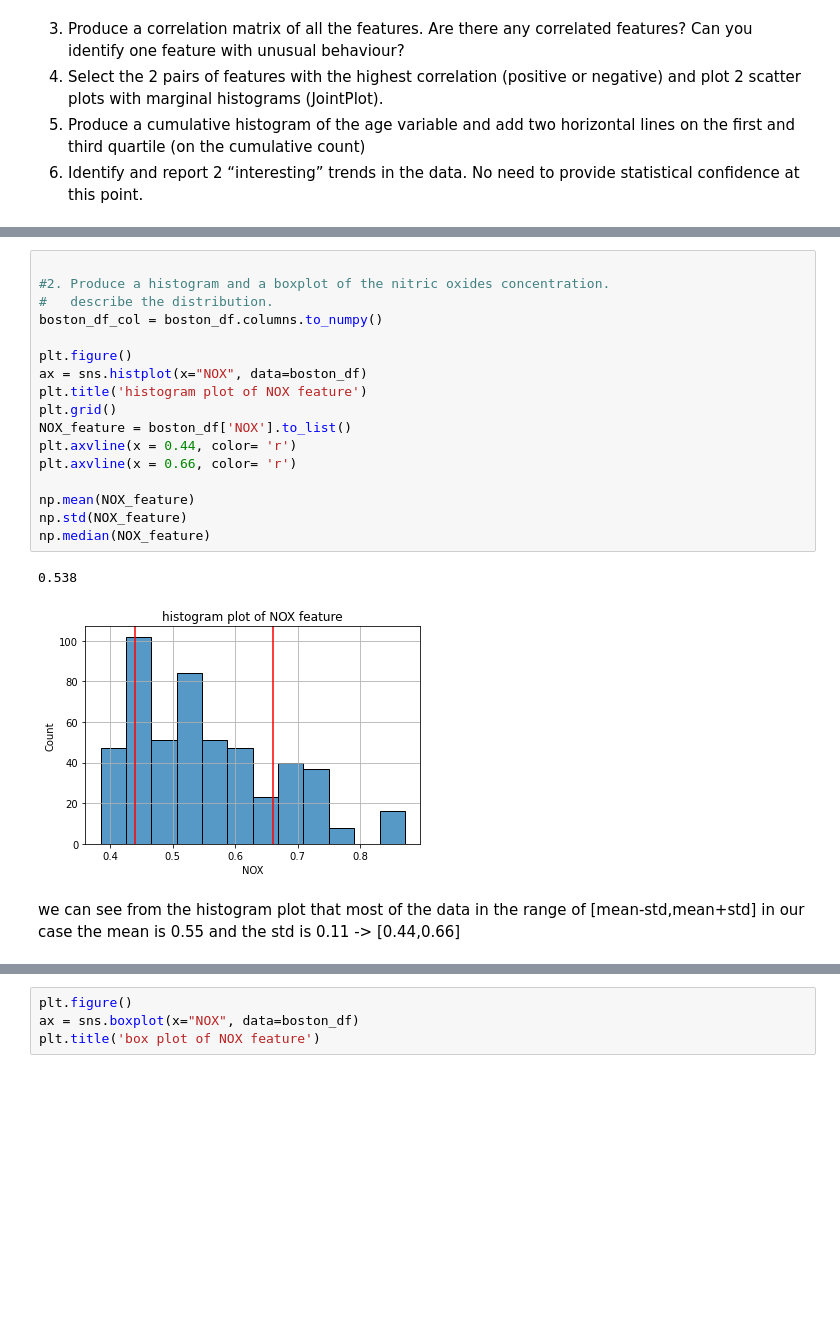
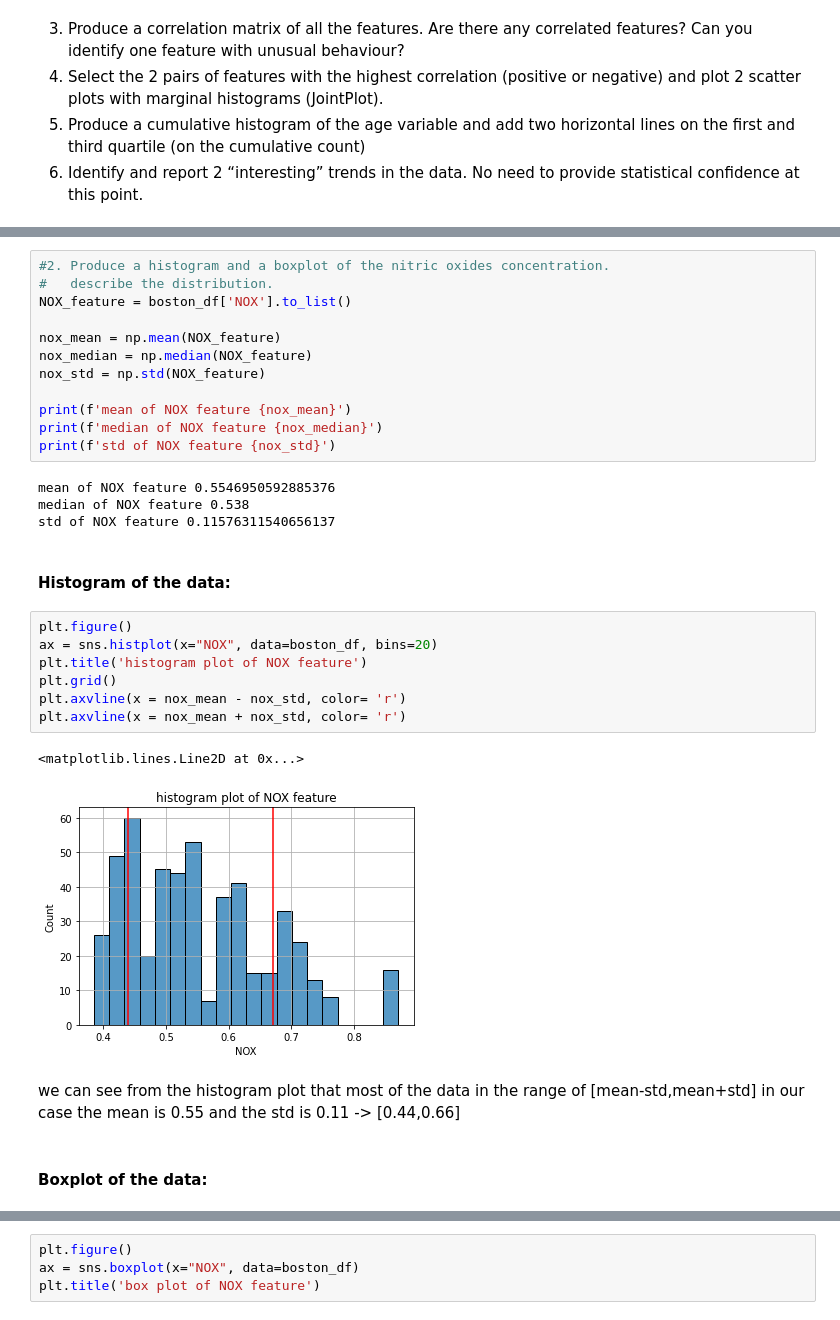
Before and after one commit to RoyR-IDC/StatisticsAndDataAnalysis, a Jupyter notebook: HW2/203972922_201312907.ipynb, the cells around one changed output, grey strips where cells are left out. Drawn from its saved outputs; the diff is of its cells as text; blank space fills up the shorter version.

```diff
--- a/HW2/203972922_201312907.ipynb
+++ b/HW2/203972922_201312907.ipynb
@@ -104,29 +115,39 @@ Data columns (total 14 columns):
  13  PRICE    506 non-null    float64
 dtypes: float64(14)
 memory usage: 55.5 KB
+# %%
+#2. Produce a histogram and a boxplot of the nitric oxides concentration.
+#   describe the distribution.
+NOX_feature = boston_df['NOX'].to_list()
+
+nox_mean = np.mean(NOX_feature)
+nox_median = np.median(NOX_feature)
+nox_std = np.std(NOX_feature)
+
+print(f'mean of NOX feature {nox_mean}')
+print(f'median of NOX feature {nox_median}')
+print(f'std of NOX feature {nox_std}')
+# %% [output]
+mean of NOX feature 0.5546950592885376
+median of NOX feature 0.538
+std of NOX feature 0.11576311540656137
+# %% [markdown]
+#### Histogram of the data:
 # %%
-
-#2. Produce a histogram and a boxplot of the nitric oxides concentration.
-#   describe the distribution.
-boston_df_col = boston_df.columns.to_numpy()
-
 plt.figure()
-ax = sns.histplot(x="NOX", data=boston_df)
+ax = sns.histplot(x="NOX", data=boston_df, bins=20)
 plt.title('histogram plot of NOX feature')
 plt.grid()
-NOX_feature = boston_df['NOX'].to_list()
-plt.axvline(x = 0.44, color= 'r')
-plt.axvline(x = 0.66, color= 'r')
-
-np.mean(NOX_feature)
-np.std(NOX_feature)
-np.median(NOX_feature)
+plt.axvline(x = nox_mean - nox_std, color= 'r')
+plt.axvline(x = nox_mean + nox_std, color= 'r')
 # %% [output]
-0.538
+<matplotlib.lines.Line2D at 0x...>
-[figure, old version]
+[figure, new version]
 # %% [markdown]
 
 we can see from the histogram plot that most of the data in the range
 of [mean-std,mean+std]
 in our case the mean is 0.55 and the std is 0.11 -> [0.44,0.66]
+# %% [markdown]
+#### Boxplot of the data:
 # %% [markdown]
```
Also changed, not shown: parts of 50 cells of this notebook.
